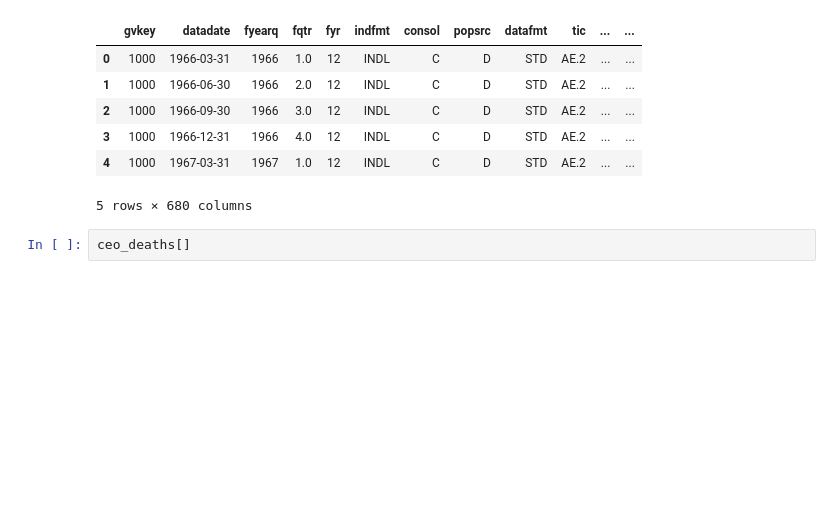
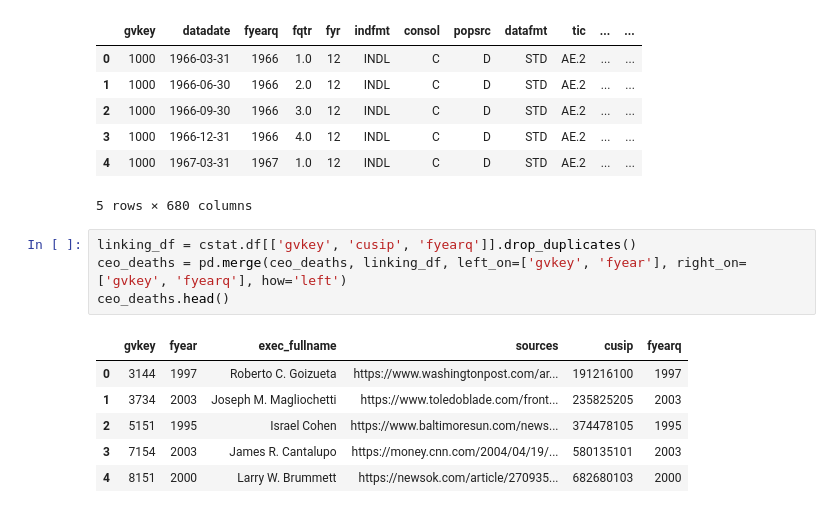
Before and after one commit to sethjpete/ceo_deaths, a Jupyter notebook: initial.ipynb, the cells around one changed output. Drawn from its saved outputs; the diff is of its cells as text; blank space fills up the shorter version.

```diff
--- a/initial.ipynb
+++ b/initial.ipynb
@@ -52,5 +68,14 @@ LOADING CLEAN FILE
 | 3 | 1000 | 1966-12-31 | 1966 | 4.0 | 12 | INDL | C | D | STD | AE.2 | ... | ... |
 | 4 | 1000 | 1967-03-31 | 1967 | 1.0 | 12 | INDL | C | D | STD | AE.2 | ... | ... |
 5 rows × 680 columns
-# %%
-ceo_deaths[]
+# %%
+linking_df = cstat.df[['gvkey', 'cusip', 'fyearq']].drop_duplicates()
+ceo_deaths = pd.merge(ceo_deaths, linking_df, left_on=['gvkey', 'fyear'], right_on=['gvkey', 'fyearq'], how='left')
+ceo_deaths.head()
+# %% [output]
+|  | gvkey | fyear | exec_fullname | sources | cusip | fyearq |
+| 0 | 3144 | 1997 | Roberto C. Goizueta | https://www.washingtonpost.com/ar... | 191216100 | 1997 |
+| 1 | 3734 | 2003 | Joseph M. Magliochetti | https://www.toledoblade.com/front... | 235825205 | 2003 |
+| 2 | 5151 | 1995 | Israel Cohen | https://www.baltimoresun.com/news... | 374478105 | 1995 |
+| 3 | 7154 | 2003 | James R. Cantalupo | https://money.cnn.com/2004/04/19/... | 580135101 | 2003 |
+| 4 | 8151 | 2000 | Larry W. Brummett | https://newsok.com/article/270935... | 682680103 | 2000 |
```
Also changed, not shown: parts of 2 cells of this notebook, 4 other files.
